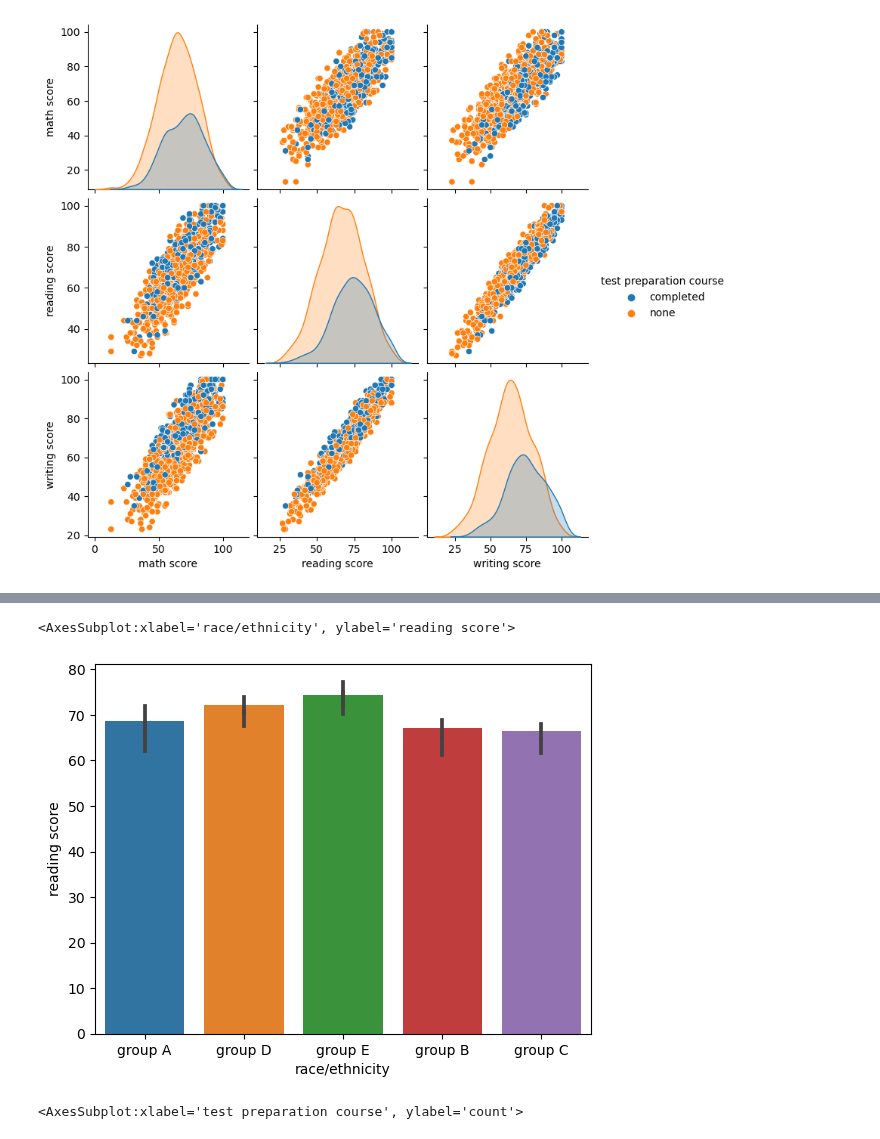
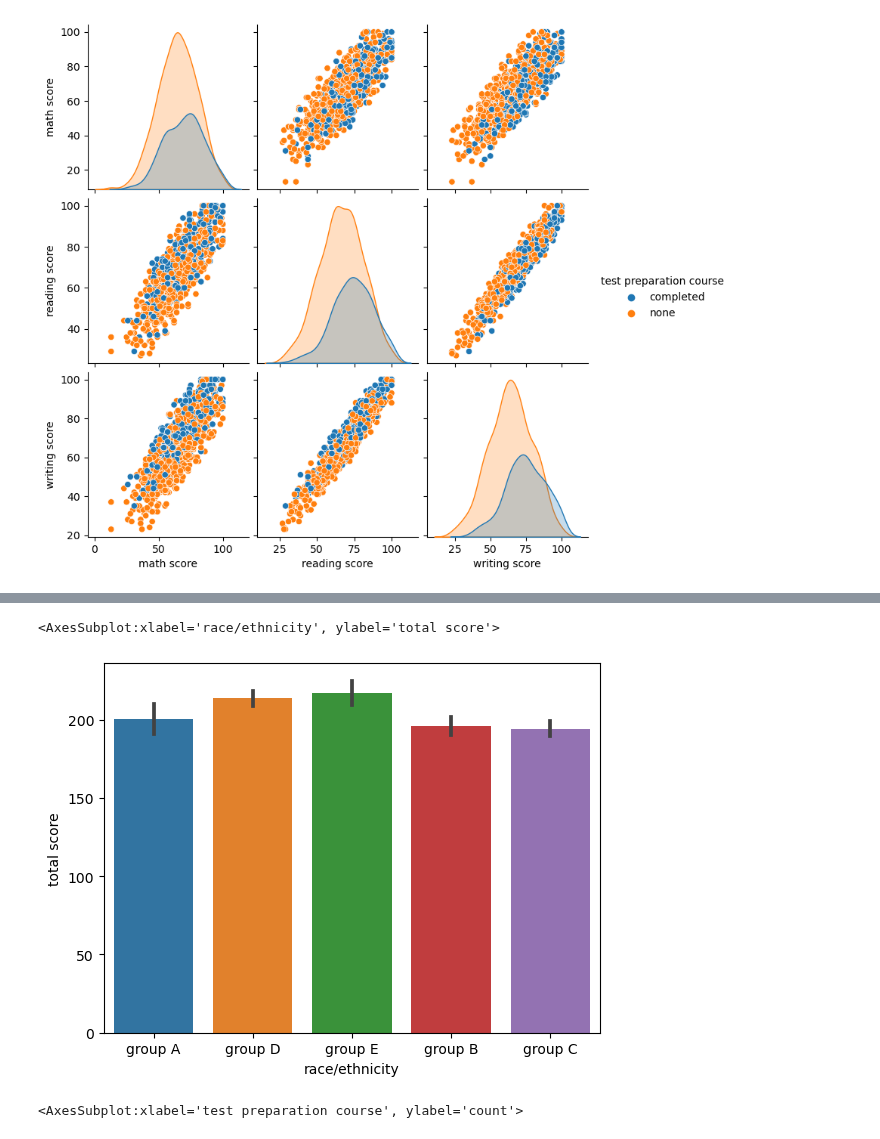
Before and after one commit to ubco-W2022T1-cosc301/project-group01, a Jupyter notebook: notebooks/analysis3.ipynb, the cells around one changed output, grey strips where cells are left out. Cells and saved outputs as stored; diff of their text form; code cells hidden in the pictures.

```diff
--- a/notebooks/analysis3.ipynb
+++ b/notebooks/analysis3.ipynb
@@ -56,8 +82,8 @@ sns.pairplot(data,hue='test preparation course')
 # %%
-sns.barplot(x='race/ethnicity',y='math score', data =data)
+sns.barplot(x='race/ethnicity',y='total score', data =data)
 # %% [output]
-<AxesSubplot:xlabel='race/ethnicity', ylabel='reading score'>
+<AxesSubplot:xlabel='race/ethnicity', ylabel='total score'>
-[figure, old version]
+[figure, new version]
 # %%
 sns.countplot(x='test preparation course', data = data)
 # %% [output]
```
Also changed, not shown: parts of 8 cells of this notebook, 1 other file.
